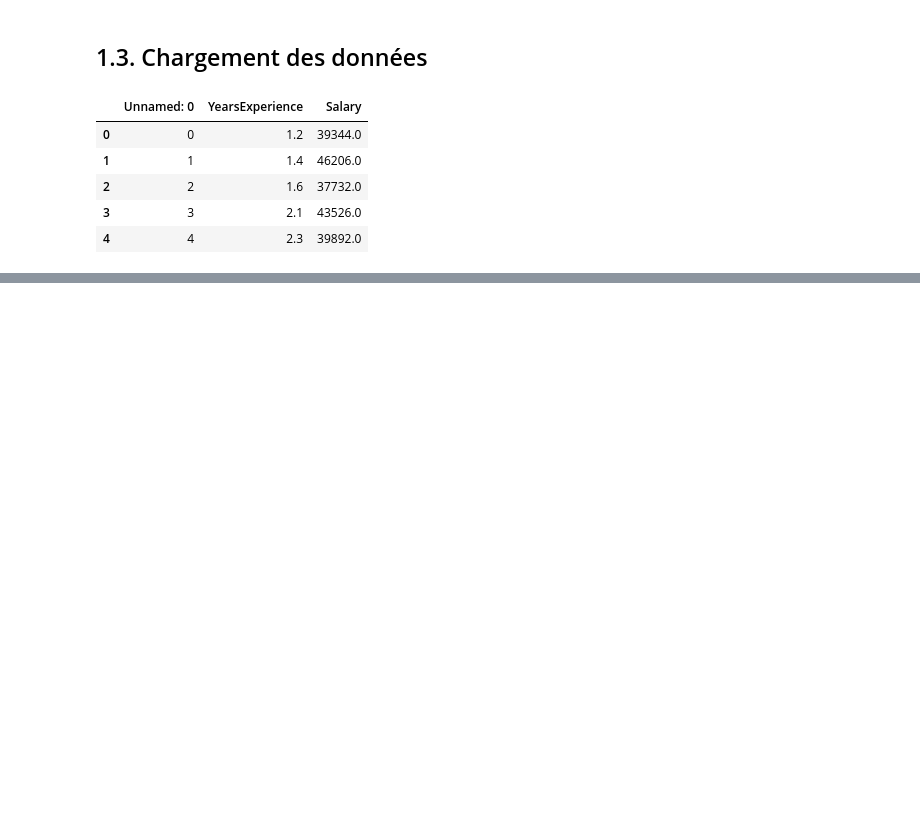
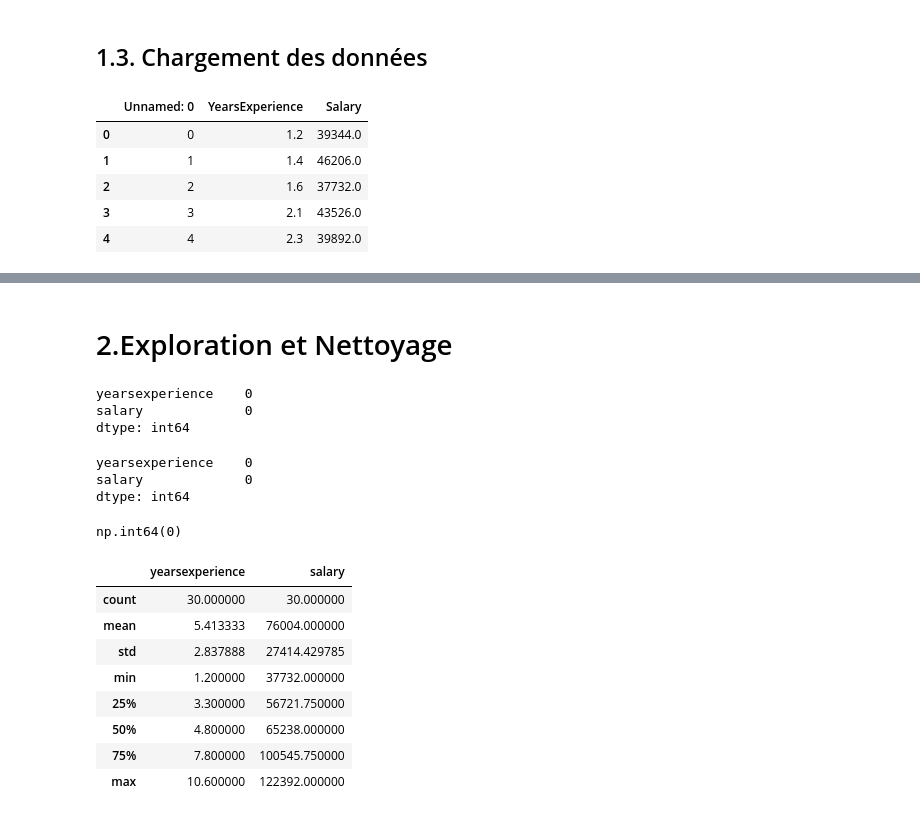
Before and after one commit to Harlequelrah/salary_linear_regression, a Jupyter notebook: main.ipynb, the cells around one changed output, grey strips where cells are left out. Saved outputs shown, nothing was run; the diff lists cells and outputs as text; code cells hidden in the pictures; blank space fills up the shorter version.

```diff
--- a/main.ipynb
+++ b/main.ipynb
@@ -25,0 +60,34 @@ data.head()
+# %% [markdown]
+# 2.Exploration et Nettoyage
+# %%
+# verification de valeurs manquantes
+data.isna().sum()
+# %% [output]
+yearsexperience    0
+salary             0
+dtype: int64
+# %%
+# verification de valeurs nulles
+data.isnull().sum()
+# %% [output]
+yearsexperience    0
+salary             0
+dtype: int64
+# %%
+# verification de valeurs dupliquées
+data.duplicated().sum()
+# %% [output]
+np.int64(0)
+# %%
+# affichage des statistiques descriptives
+data.describe()
+# %% [output]
+|  | yearsexperience | salary |
+| count | 30.000000 | 30.000000 |
+| mean | 5.413333 | 76004.000000 |
+| std | 2.837888 | 27414.429785 |
+| min | 1.200000 | 37732.000000 |
+| 25% | 3.300000 | 56721.750000 |
+| 50% | 4.800000 | 65238.000000 |
+| 75% | 7.800000 | 100545.750000 |
+| max | 10.600000 | 122392.000000 |
```
Also changed, not shown: parts of 17 cells of this notebook.
